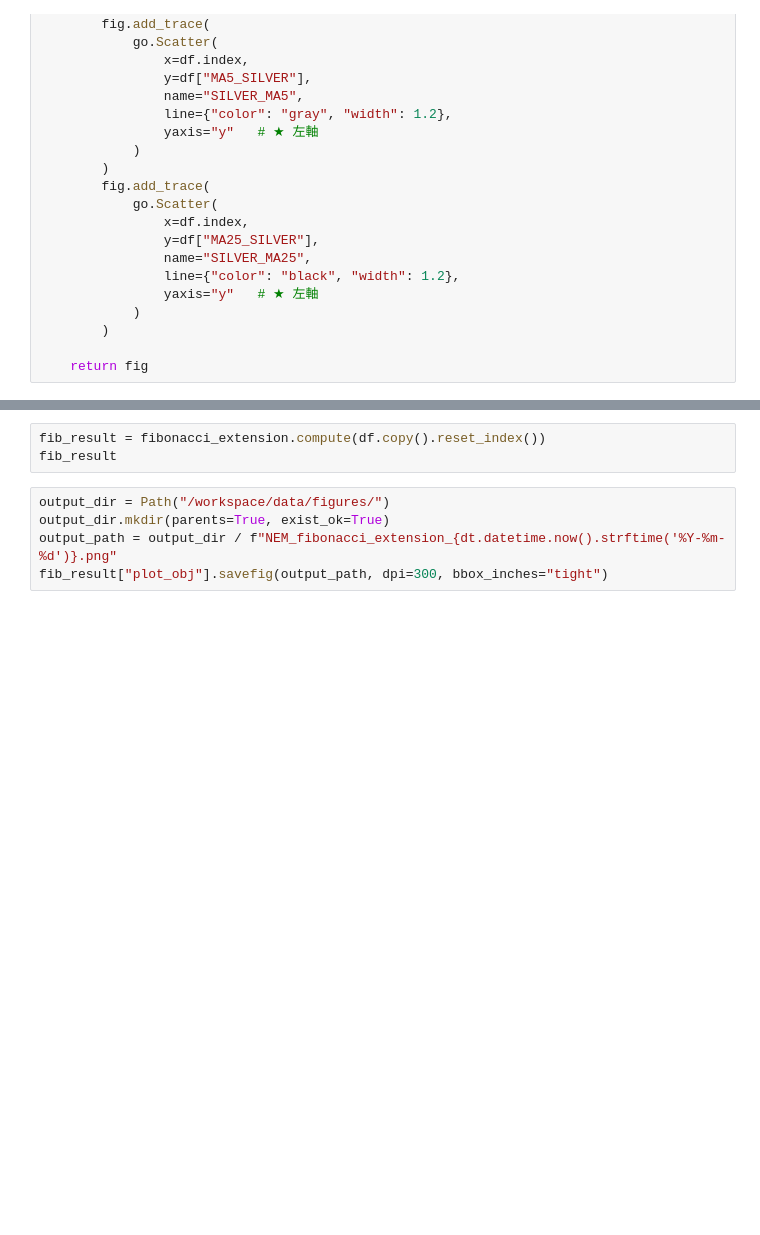
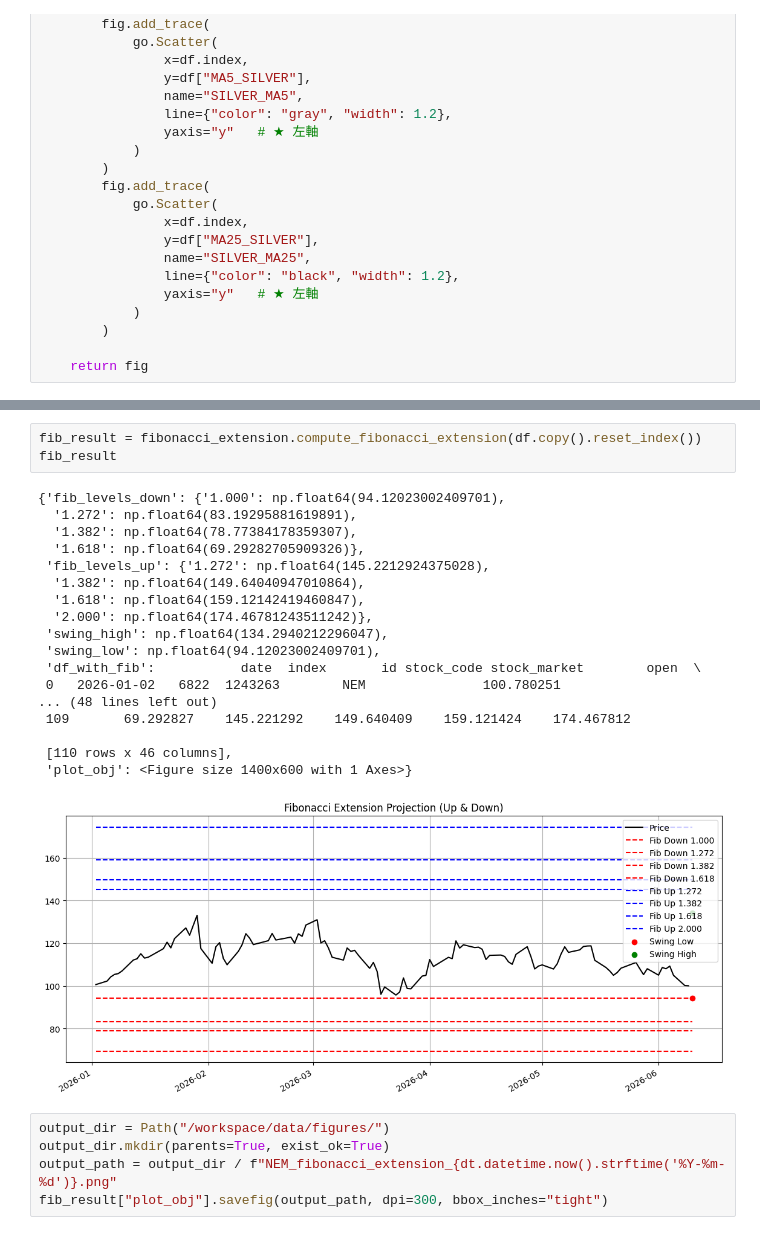
Before and after one commit to nekonabesan/stock_market_analysis, a Jupyter notebook: notebook/NEM_20260611.ipynb, the cells around one changed output, grey strips where cells are left out. Saved outputs shown, nothing was run; the diff lists cells and outputs as text; blank space fills up the shorter version.

```diff
--- a/notebook/NEM_20260611.ipynb
+++ b/notebook/NEM_20260611.ipynb
@@ -288,6 +308,25 @@ df.head()
 # %%
-fib_result = fibonacci_extension.compute(df.copy().reset_index())
+fib_result = fibonacci_extension.compute_fibonacci_extension(df.copy().reset_index())
 fib_result
+# %% [output]
+{'fib_levels_down': {'1.000': np.float64(94.12023002409701),
+  '1.272': np.float64(83.19295881619891),
+  '1.382': np.float64(78.77384178359307),
+  '1.618': np.float64(69.29282705909326)},
+ 'fib_levels_up': {'1.272': np.float64(145.2212924375028),
+  '1.382': np.float64(149.64040947010864),
+  '1.618': np.float64(159.12142419460847),
+  '2.000': np.float64(174.46781243511242)},
+ 'swing_high': np.float64(134.2940212296047),
+ 'swing_low': np.float64(94.12023002409701),
+ 'df_with_fib':           date  index       id stock_code stock_market        open  \
+ 0   2026-01-02   6822  1243263        NEM               100.780251
+... (48 lines left out)
+ 109       69.292827    145.221292    149.640409    159.121424    174.467812
+
+ [110 rows x 46 columns],
+ 'plot_obj': <Figure size 1400x600 with 1 Axes>}
+[figure, added]
 # %%
 output_dir = Path("/workspace/data/figures/")
 output_dir.mkdir(parents=True, exist_ok=True)
```
Also changed, not shown: parts of 3 cells of this notebook, 17 other files.
